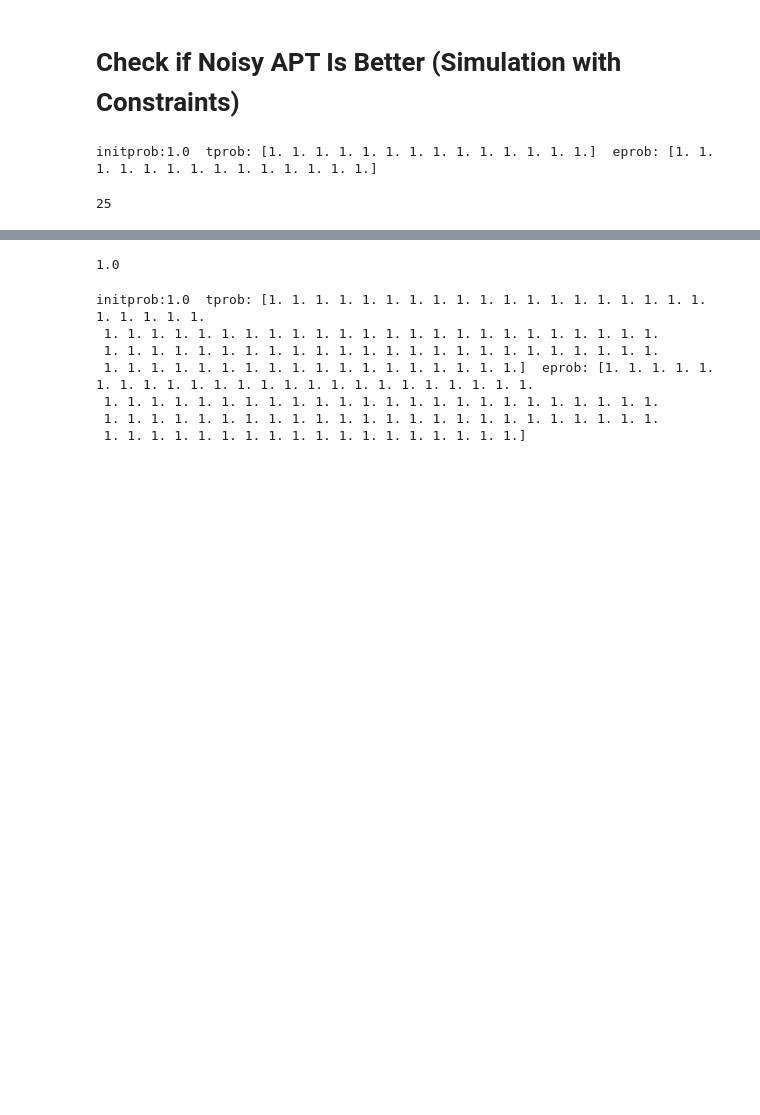
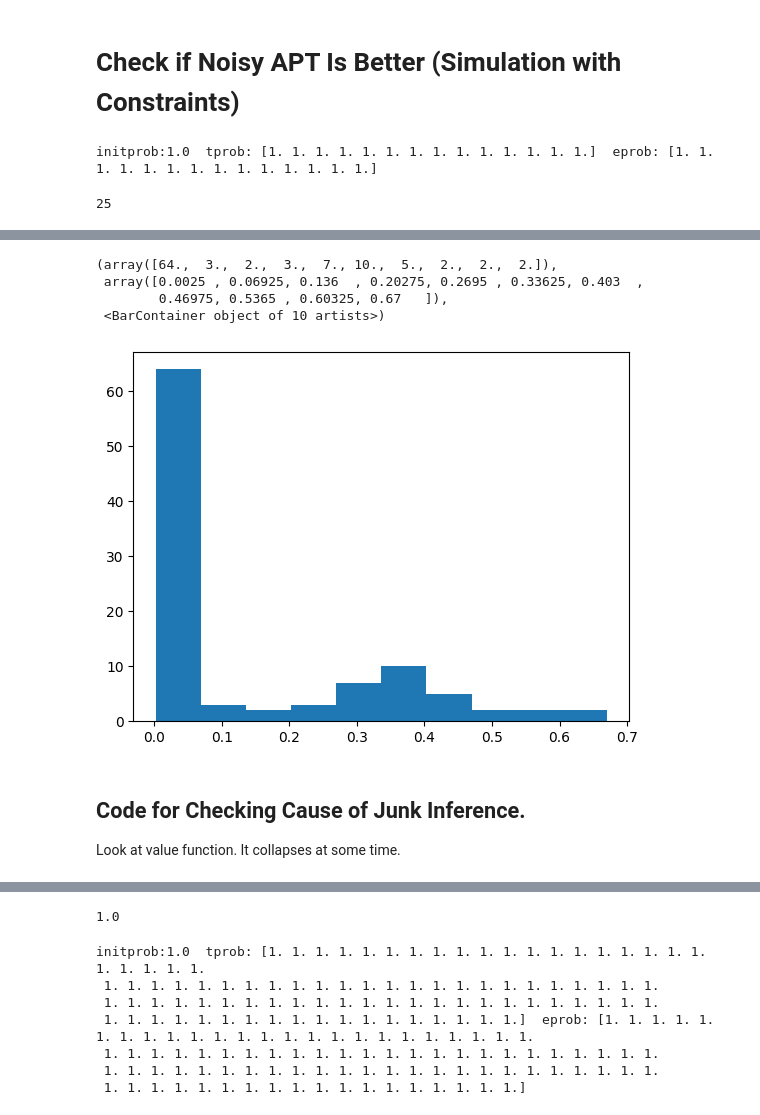
Before and after one commit to sandialabs/conin, a Jupyter notebook: conin/mediation_variables/apt_experiments.ipynb, the cells around one changed output, grey strips where cells are left out. Drawn from its saved outputs; the diff is of its cells as text; code cells hidden in the pictures; blank space fills up the shorter version.

```diff
--- a/conin/mediation_variables/apt_experiments.ipynb
+++ b/conin/mediation_variables/apt_experiments.ipynb
@@ -312,0 +478,19 @@ apt_truth_states, apt_truth_emits = apt_truth
+# %%
+B = 100
+accuracy_list = []
+time_list = []
+valid_list = []
+for b in range(B):
+    apt_truth, combined_emits = ahlp.combined_simulation(apt_hmm, user_list, cst_list)
+    apt_truth_states, apt_truth_emits = apt_truth
+    start_time = time.time()
+    opt_state_list, _= ahlp.Viterbi_torch_list(tier_apt, cst_list, combined_emits, sat, time_hom = True, dtype = torch.float32, device = 'cuda:0')
+    running_time = time.time() - start_time
+    time_list.append(running_time)
+    num_correct = [est[0]== true for est,true in zip(opt_state_list, apt_truth_states)]
+    if b % 10 == 0:
+        print(b)
+    accuracy_list.append(sum(num_correct)/len(num_correct))
+
+print(f'average proportion correct is {sum(accuracy_list)/len(accuracy_list)} and median is \
+{np.median(np.array(accuracy_list))} and avgtime:{sum(time_list)/len(time_list)}')
@@ -312,0 +509,12 @@ apt_truth_states, apt_truth_emits = apt_truth
+# %%
+plt.hist(accuracy_list)
+# %% [output]
+(array([64.,  3.,  2.,  3.,  7., 10.,  5.,  2.,  2.,  2.]),
+ array([0.0025 , 0.06925, 0.136  , 0.20275, 0.2695 , 0.33625, 0.403  ,
+        0.46975, 0.5365 , 0.60325, 0.67   ]),
+ <BarContainer object of 10 artists>)
+[figure, added]
+# %% [markdown]
+## Code for Checking Cause of Junk Inference.
+
+Look at value function. It collapses at some time.
```
Also changed, not shown: parts of 88 cells of this notebook, 8 other files.
